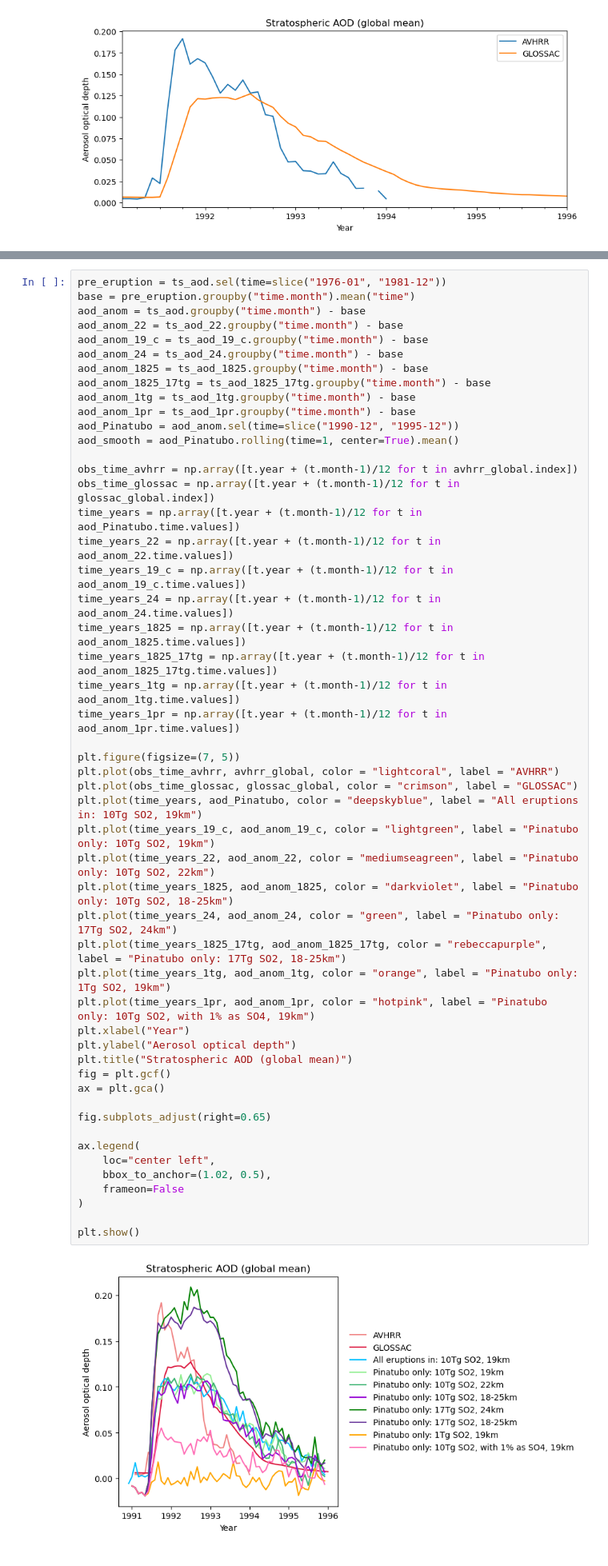
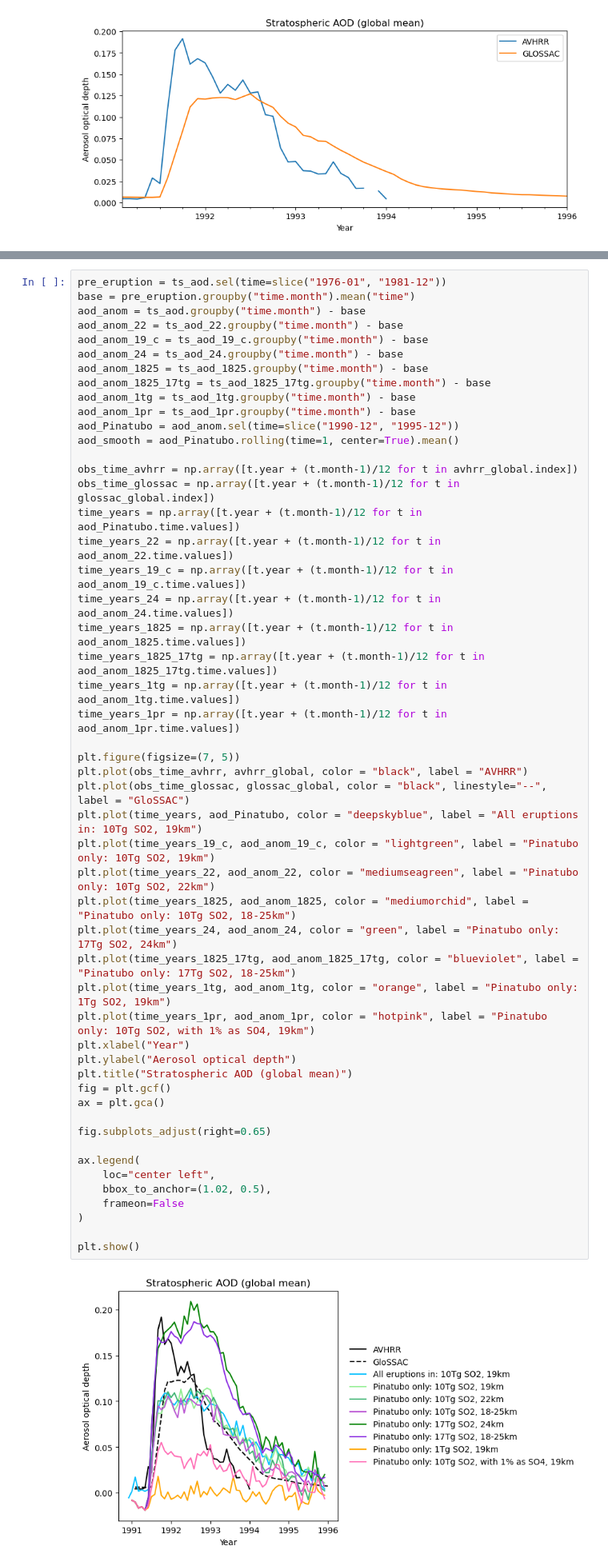
Before and after one commit to EliHHogemo/master_thesis, a Jupyter notebook: sulfur_pinatubo.ipynb, the cells around one changed output, grey strips where cells are left out. Shown at 80% size. Drawn from its saved outputs; the diff is of its cells as text.

```diff
--- a/sulfur_pinatubo.ipynb
+++ b/sulfur_pinatubo.ipynb
@@ -942,35 +995,35 @@ time_years_22 = np.array([t.year + (t.month-1)/12 for t in aod_anom_22.time.valu
 time_years_19_c = np.array([t.year + (t.month-1)/12 for t in aod_anom_19_c.time.values])
 time_years_24 = np.array([t.year + (t.month-1)/12 for t in aod_anom_24.time.values])
 time_years_1825 = np.array([t.year + (t.month-1)/12 for t in aod_anom_1825.time.values])
 time_years_1825_17tg = np.array([t.year + (t.month-1)/12 for t in aod_anom_1825_17tg.time.values])
 time_years_1tg = np.array([t.year + (t.month-1)/12 for t in aod_anom_1tg.time.values])
 time_years_1pr = np.array([t.year + (t.month-1)/12 for t in aod_anom_1pr.time.values])
 
 plt.figure(figsize=(7, 5))
-plt.plot(obs_time_avhrr, avhrr_global, color = "lightcoral", label = "AVHRR")
-plt.plot(obs_time_glossac, glossac_global, color = "crimson", label = "GLOSSAC")
+plt.plot(obs_time_avhrr, avhrr_global, color = "black", label = "AVHRR")
+plt.plot(obs_time_glossac, glossac_global, color = "black", linestyle="--", label = "GloSSAC")
 plt.plot(time_years, aod_Pinatubo, color = "deepskyblue", label = "All eruptions in: 10Tg SO2, 19km")
 plt.plot(time_years_19_c, aod_anom_19_c, color = "lightgreen", label = "Pinatubo only: 10Tg SO2, 19km")
 plt.plot(time_years_22, aod_anom_22, color = "mediumseagreen", label = "Pinatubo only: 10Tg SO2, 22km")
-plt.plot(time_years_1825, aod_anom_1825, color = "darkviolet", label = "Pinatubo only: 10Tg SO2, 18-25km")
+plt.plot(time_years_1825, aod_anom_1825, color = "mediumorchid", label = "Pinatubo only: 10Tg SO2, 18-25km")
 plt.plot(time_years_24, aod_anom_24, color = "green", label = "Pinatubo only: 17Tg SO2, 24km")
-plt.plot(time_years_1825_17tg, aod_anom_1825_17tg, color = "rebeccapurple", label = "Pinatubo only: 17Tg SO2, 18-25km")
+plt.plot(time_years_1825_17tg, aod_anom_1825_17tg, color = "blueviolet", label = "Pinatubo only: 17Tg SO2, 18-25km")
 plt.plot(time_years_1tg, aod_anom_1tg, color = "orange", label = "Pinatubo only: 1Tg SO2, 19km")
 plt.plot(time_years_1pr, aod_anom_1pr, color = "hotpink", label = "Pinatubo only: 10Tg SO2, with 1% as SO4, 19km")
 plt.xlabel("Year")
 plt.ylabel("Aerosol optical depth")
 plt.title("Stratospheric AOD (global mean)")
 fig = plt.gcf()
 ax = plt.gca()
 
 fig.subplots_adjust(right=0.65)
 
 ax.legend(
     loc="center left",
     bbox_to_anchor=(1.02, 0.5),
     frameon=False
 )
 
 plt.show()
 # %% [output]
-[figure, old version]
+[figure, new version]
```
Also changed, not shown: parts of 15 cells of this notebook.
